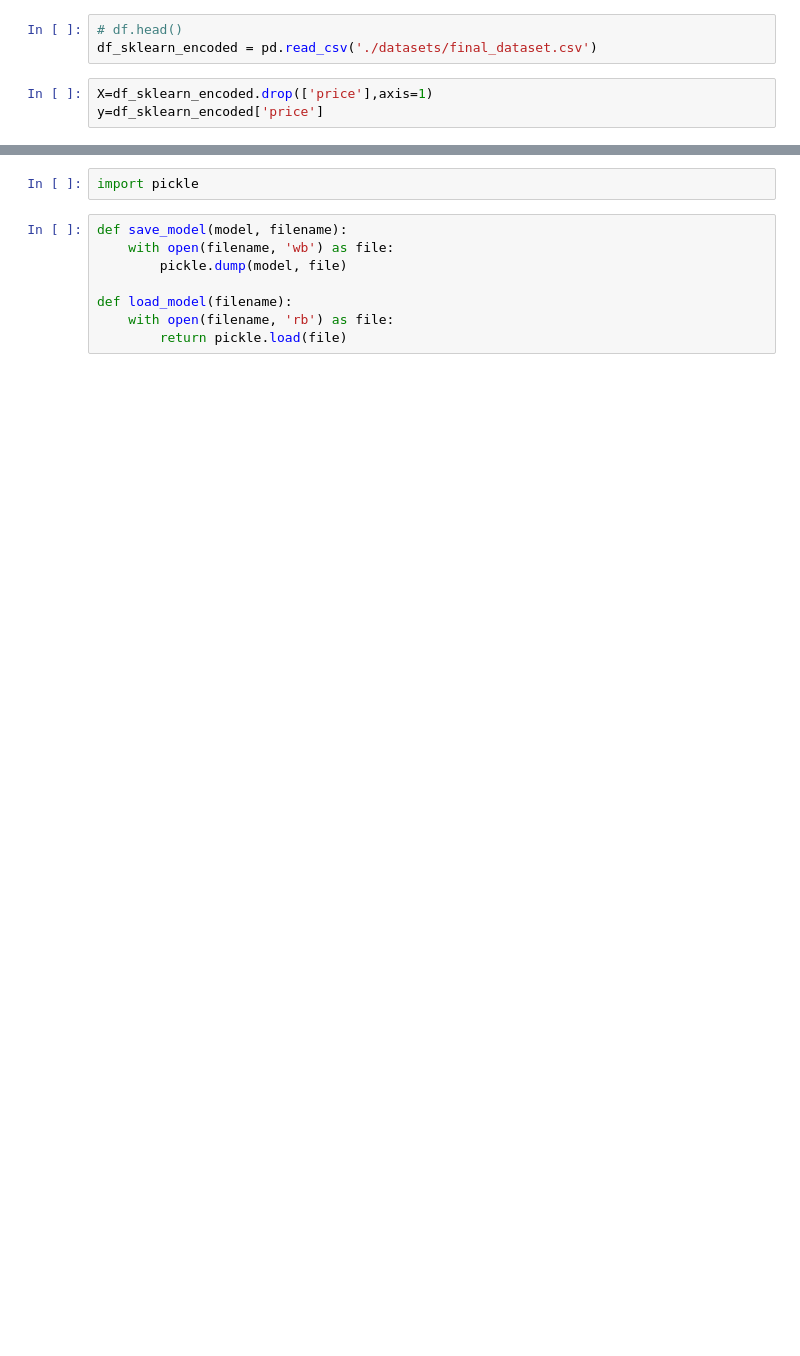
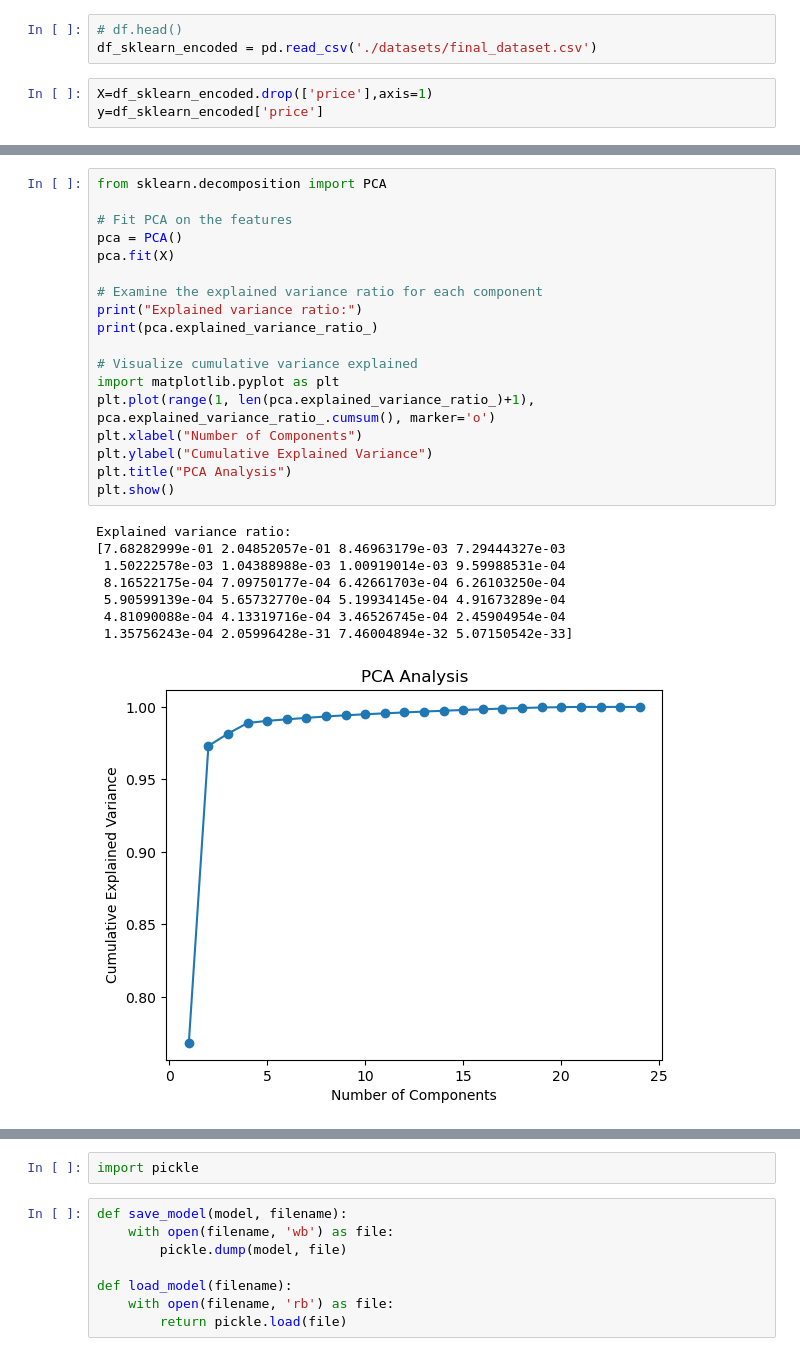
Before and after one commit to Aarzooj/CS343-Machine-Learning-Project, a Jupyter notebook: preprocessing.ipynb, the cells around one changed output, grey strips where cells are left out. Saved outputs shown, nothing was run; the diff lists cells and outputs as text; blank space fills up the shorter version.

```diff
--- a/preprocessing.ipynb
+++ b/preprocessing.ipynb
@@ -360,0 +466,27 @@ y=df_sklearn_encoded['price']
+# %%
+from sklearn.decomposition import PCA
+
+# Fit PCA on the features
+pca = PCA()
+pca.fit(X)
+
+# Examine the explained variance ratio for each component
+print("Explained variance ratio:")
+print(pca.explained_variance_ratio_)
+
+# Visualize cumulative variance explained
+import matplotlib.pyplot as plt
+plt.plot(range(1, len(pca.explained_variance_ratio_)+1), pca.explained_variance_ratio_.cumsum(), marker='o')
+plt.xlabel("Number of Components")
+plt.ylabel("Cumulative Explained Variance")
+plt.title("PCA Analysis")
+plt.show()
+# %% [output]
+Explained variance ratio:
+[7.68282999e-01 2.04852057e-01 8.46963179e-03 7.29444327e-03
+ 1.50222578e-03 1.04388988e-03 1.00919014e-03 9.59988531e-04
+ 8.16522175e-04 7.09750177e-04 6.42661703e-04 6.26103250e-04
+ 5.90599139e-04 5.65732770e-04 5.19934145e-04 4.91673289e-04
+ 4.81090088e-04 4.13319716e-04 3.46526745e-04 2.45904954e-04
+ 1.35756243e-04 2.05996428e-31 7.46004894e-32 5.07150542e-33]
+[figure, added]
```
Also changed, not shown: parts of 72 cells of this notebook.
